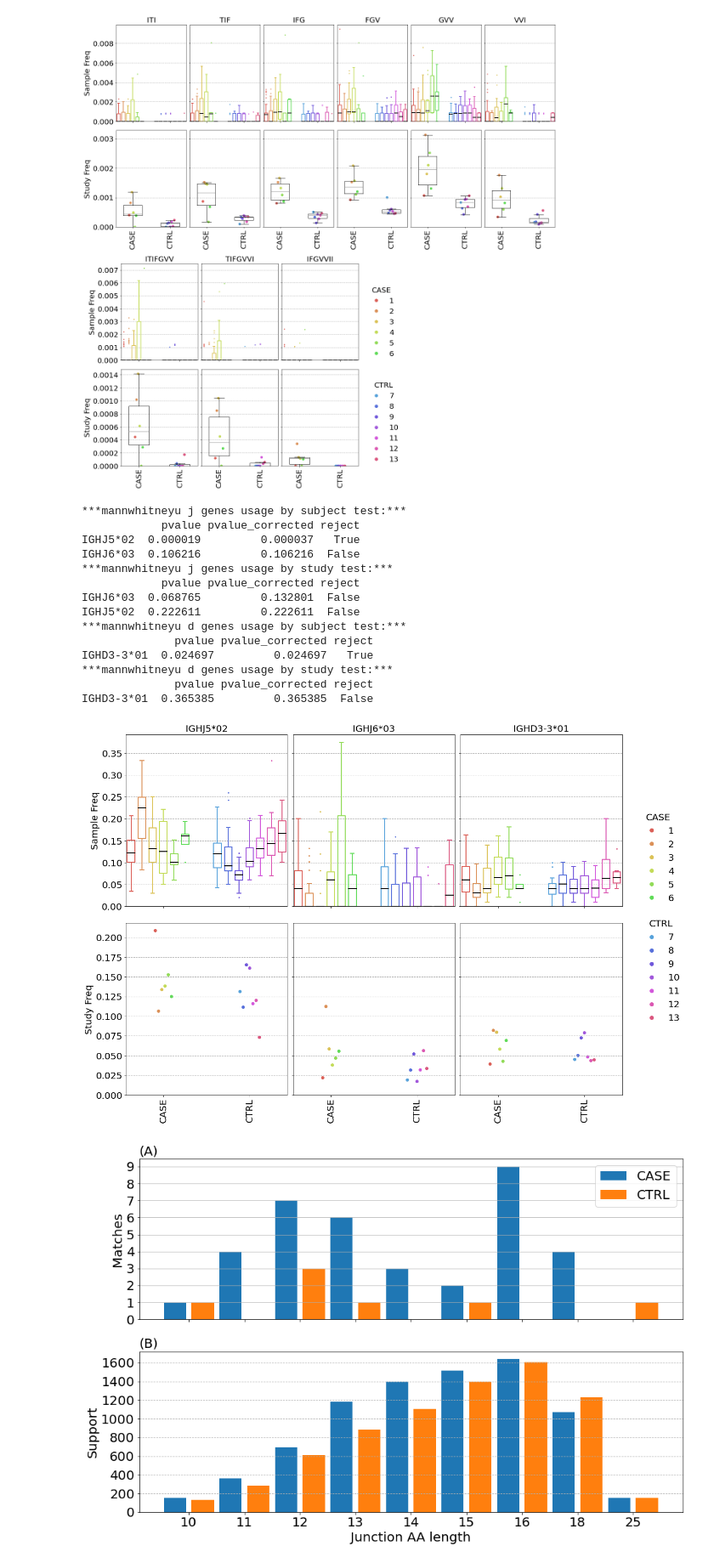
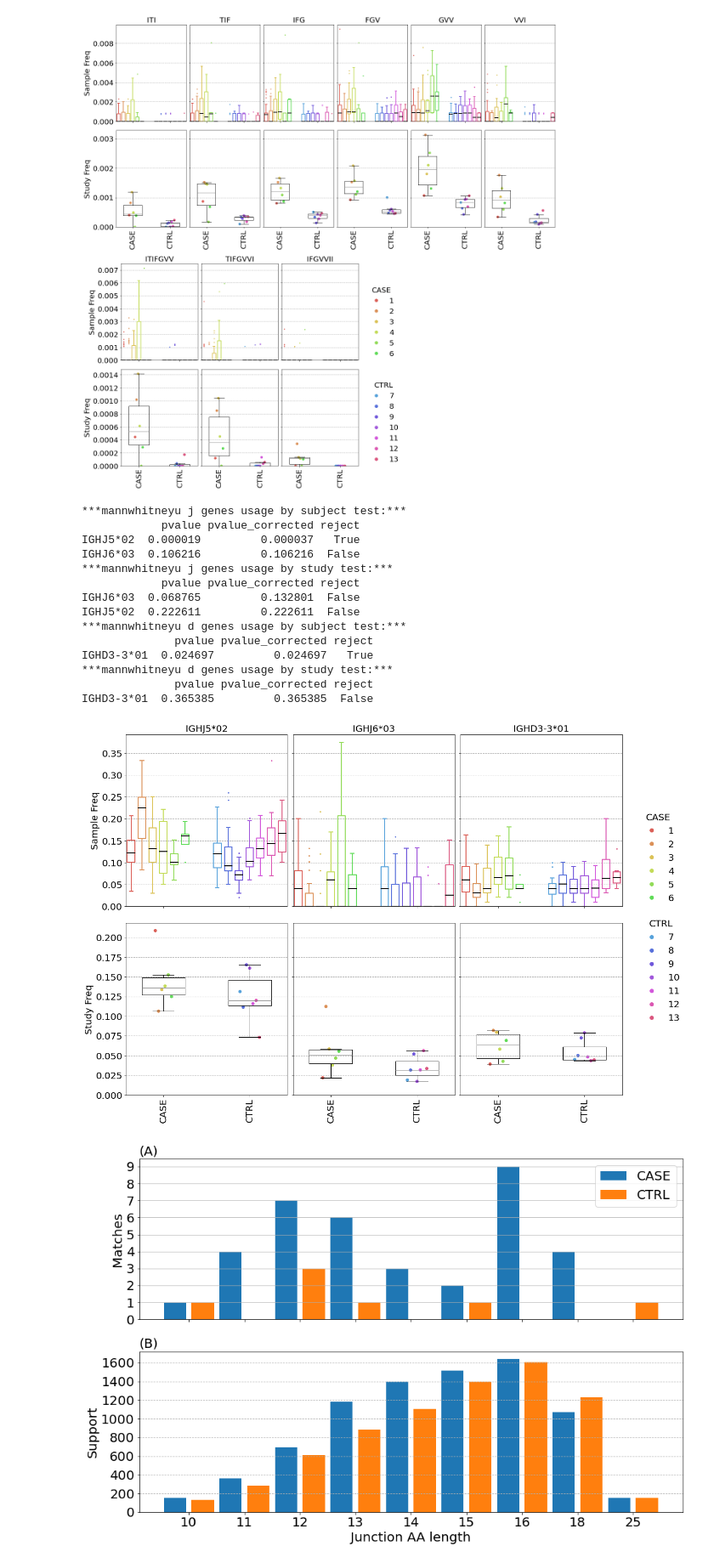
Before and after one commit to boazfran/CovidAbMetaAnalysis, a Jupyter notebook: AbMetaAnalysis.ipynb, the cells around one changed output. Shown at 85% size. Drawn from its saved outputs; the diff is of its cells as text; code cells hidden in the pictures.

```diff
--- a/AbMetaAnalysis.ipynb
+++ b/AbMetaAnalysis.ipynb
@@ -1315,44 +1343,44 @@ case_ctrl_color_diff=3
 colors = sns.color_palette("hls", len(covid_by_study_v_gene_df) + case_ctrl_color_diff)
 boxplot_features(
     by_subj_df=pd.concat(
-        [covid_by_subj_j_allele_df.loc[:, (slice(None), ['IGHJ5*02', 'IGHJ6*03'])], covid_by_subj_d_allele_df.loc[:, (slice(None), ['IGHD3-3*01'])]]
+        [covid_by_subj_j_allele_df.loc[:, (slice(None), ['IGHJ5*02', 'IGHJ6*03'])], covid_by_subj_d_allele_df.loc[:, (slice(None), ['IGHD3-3*01'])]], axis=1
     ),
     by_study_df=pd.concat(
-        [covid_by_study_j_allele_df.loc[:, (slice(None), ['IGHJ5*02', 'IGHJ6*03'])], covid_by_study_d_allele_df.loc[:, (slice(None), ['IGHD3-3*01'])]]
+        [covid_by_study_j_allele_df.loc[:, (slice(None), ['IGHJ5*02', 'IGHJ6*03'])], covid_by_study_d_allele_df.loc[:, (slice(None), ['IGHD3-3*01'])]], axis=1
     ),
     aliase2study=covid_aliase2study,
     case_aliases=covid_case_aliases,
     ctrl_aliases=covid_ctrl_aliases,
     colors=colors,
     axes=axes,
     case_ctrl_color_diff=case_ctrl_color_diff,
     outlier_th=2.5,
     y='prop',
     ylabel="Freq"
 )
 
 case_legend = axes[0,2].legend(handles=case_handles, title='CASE', title_fontsize=20, fontsize=20, loc=(1.1, 0))
 case_legend.get_frame().set_linewidth(0.0)
 ctrl_legend = axes[1,2].legend(handles=ctrl_handles, title='CTRL', title_fontsize=20, fontsize=20, loc=(1.1, 0.4))
 ctrl_legend.get_frame().set_linewidth(0.0)
 
-plt.savefig(os.path.join(output_dir, 'covid_output', 'figures', 'motif_alleles_usage.pdf'))
+plt.savefig(os.path.join(output_dir, 'covid_output', 'figures', 'motif_alleles_usage.pdf'), bbox_inches='tight')
 # %% [output]
 ***mannwhitneyu j genes usage by subject test:***
             pvalue pvalue_corrected reject
 IGHJ5*02  0.000019         0.000037   True
 IGHJ6*03  0.106216         0.106216  False
 ***mannwhitneyu j genes usage by study test:***
             pvalue pvalue_corrected reject
 IGHJ6*03  0.068765         0.132801  False
 IGHJ5*02  0.222611         0.222611  False
 ***mannwhitneyu d genes usage by subject test:***
               pvalue pvalue_corrected reject
 IGHD3-3*01  0.024697         0.024697   True
 ***mannwhitneyu d genes usage by study test:***
               pvalue pvalue_corrected reject
 IGHD3-3*01  0.365385         0.365385  False
-[figure, old version]
+[figure, new version]
 # %%
 from AbMetaAnalysis.EDA import compare_to_reference_df
 from AbMetaAnalysis.Plot import plot_compare_to_reference_cdr3_df
```
Also changed, not shown: parts of 10 cells of this notebook.
